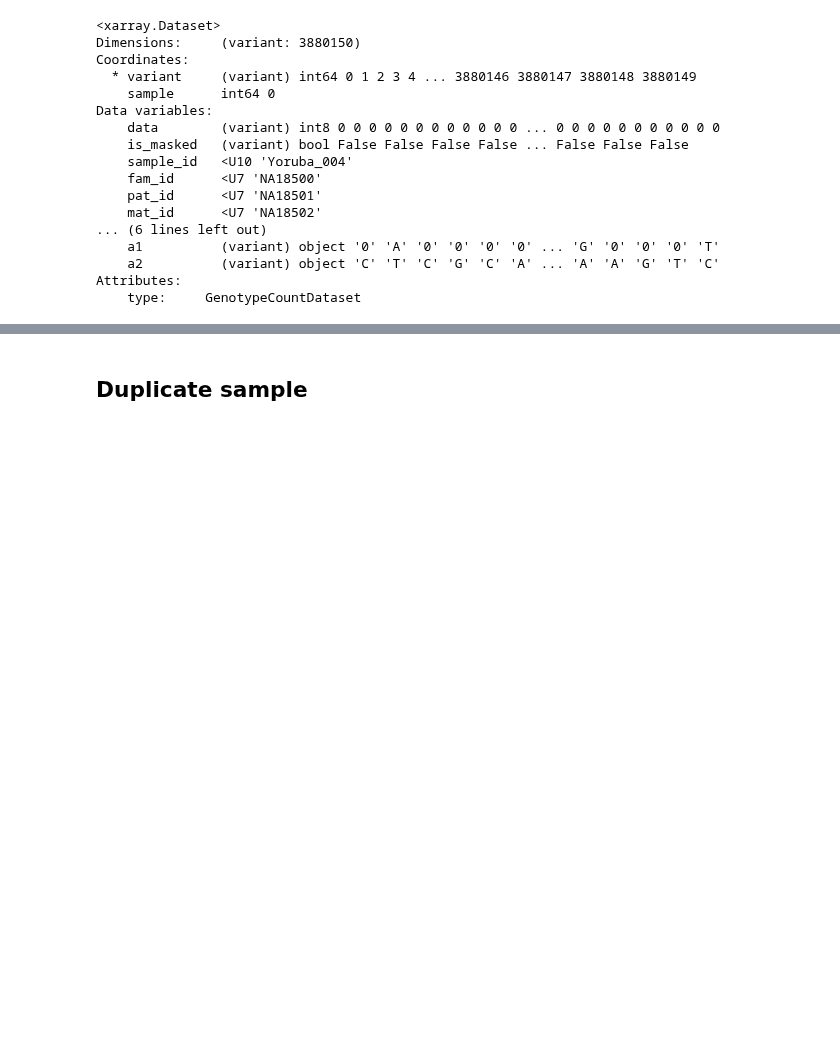
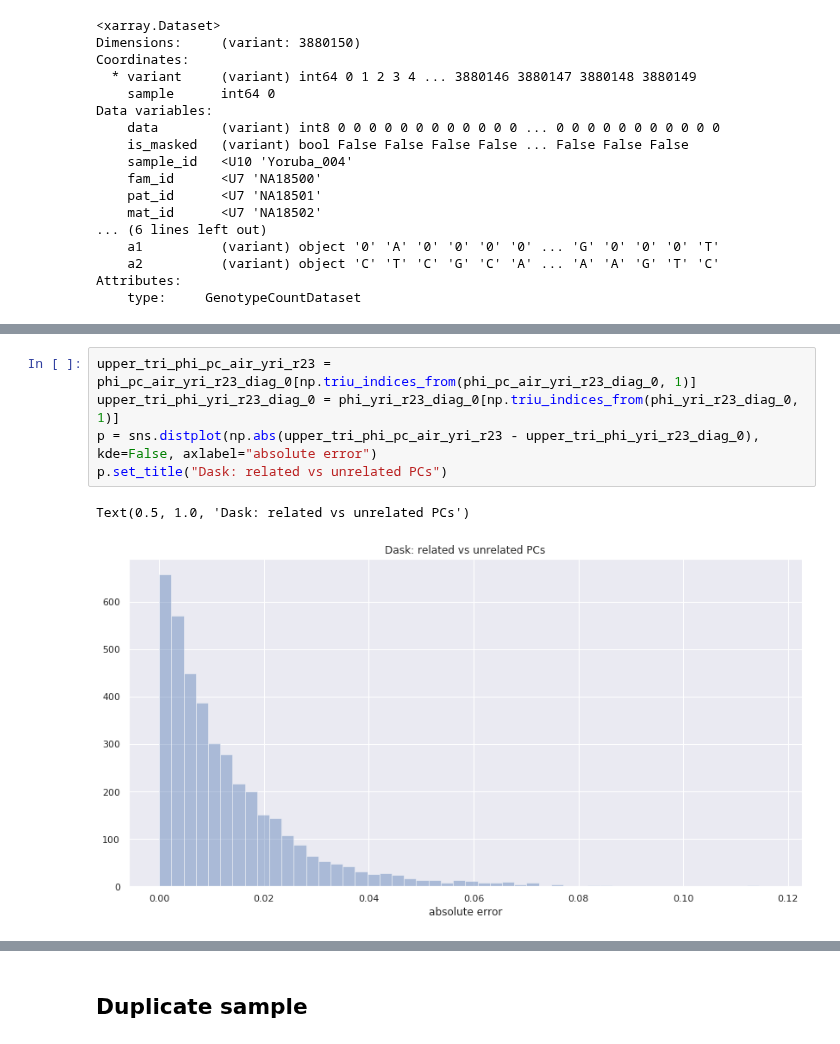
Before and after one commit to related-sciences/gwas-analysis, a Jupyter notebook: notebooks/platform/xarray/pc_relate/pc_relate.ipynb, the cells around one changed output, grey strips where cells are left out. Cells and saved outputs as stored; diff of their text form; blank space fills up the shorter version.

```diff
--- a/notebooks/platform/xarray/pc_relate/pc_relate.ipynb
+++ b/notebooks/platform/xarray/pc_relate/pc_relate.ipynb
@@ -320,0 +415,8 @@ Attributes:
+# %%
+upper_tri_phi_pc_air_yri_r23 = phi_pc_air_yri_r23_diag_0[np.triu_indices_from(phi_pc_air_yri_r23_diag_0, 1)]
+upper_tri_phi_yri_r23_diag_0 = phi_yri_r23_diag_0[np.triu_indices_from(phi_yri_r23_diag_0, 1)]
+p = sns.distplot(np.abs(upper_tri_phi_pc_air_yri_r23 - upper_tri_phi_yri_r23_diag_0), kde=False, axlabel="absolute error")
+p.set_title("Dask: related vs unrelated PCs")
+# %% [output]
+Text(0.5, 1.0, 'Dask: related vs unrelated PCs')
+[figure, added]
```
Also changed, not shown: parts of 27 cells of this notebook, 5 other files.
